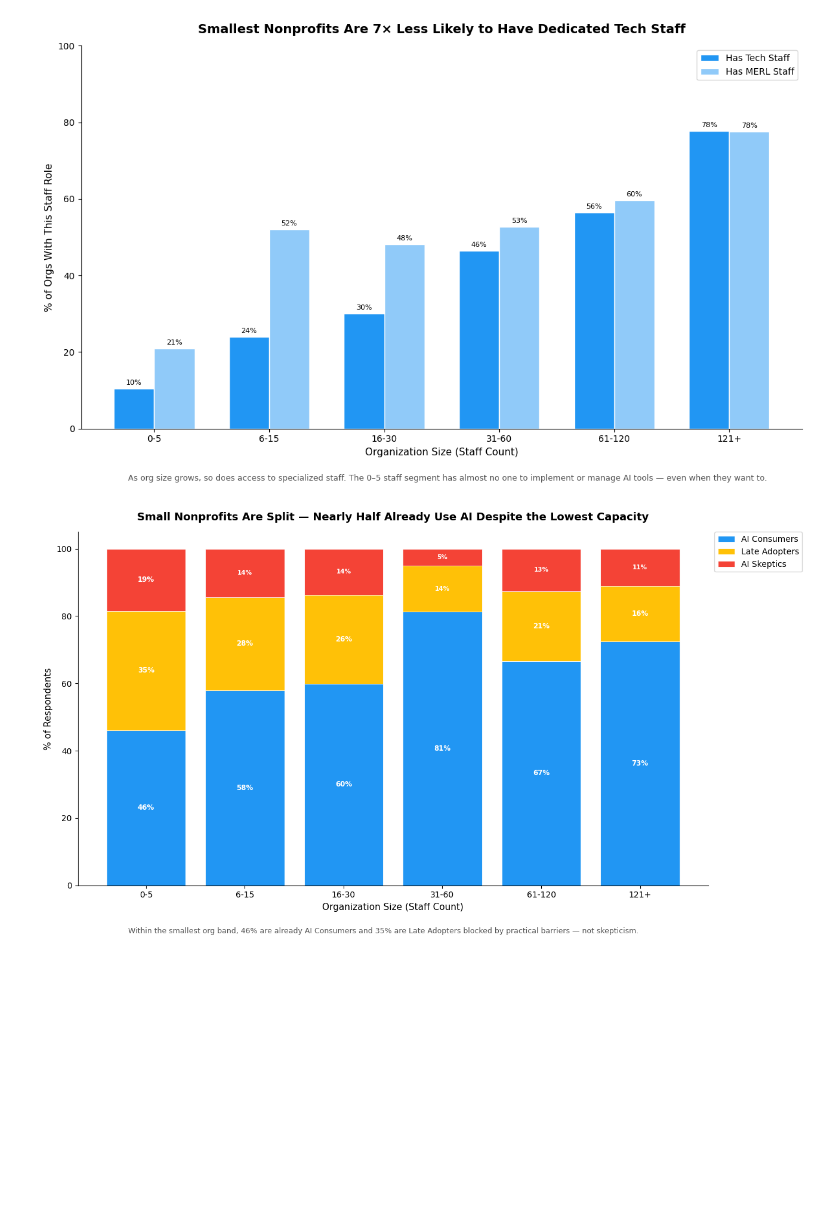
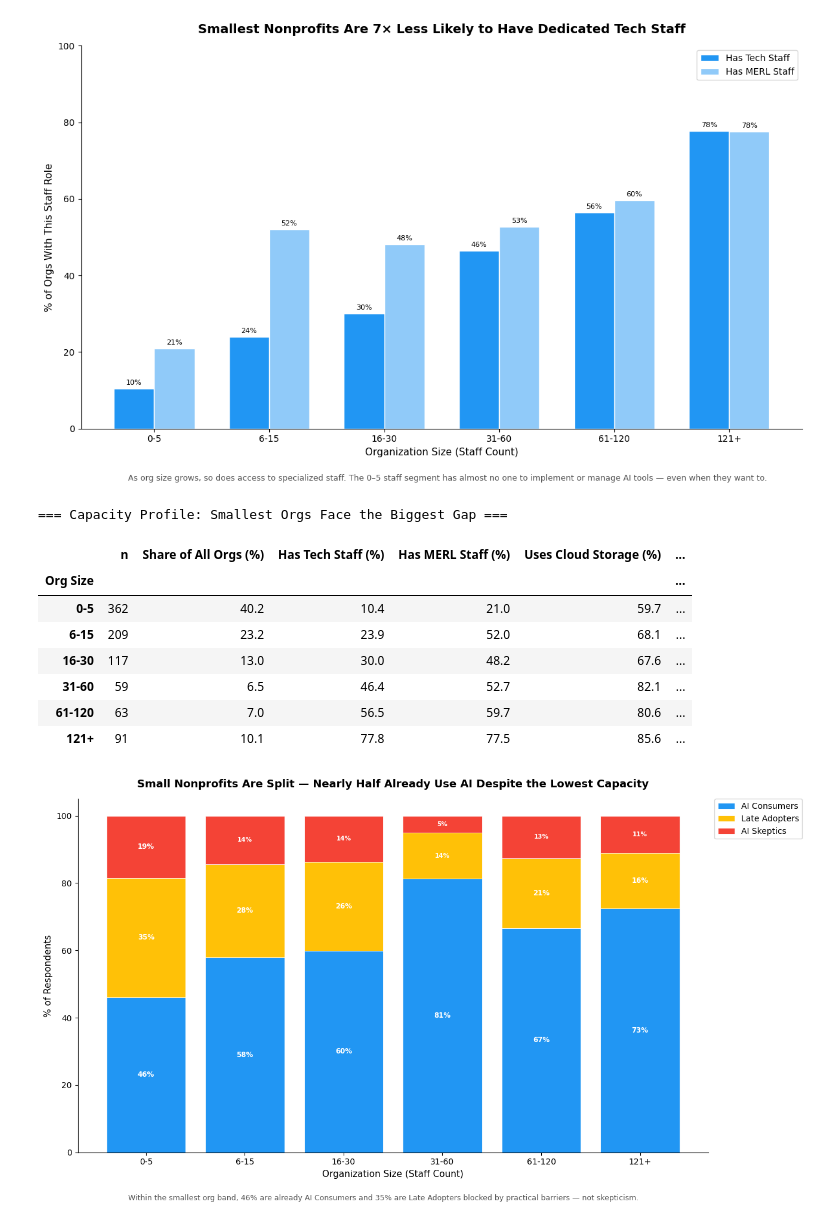
Before and after one commit to BoppingNoodles/SP26_Datathon, a Jupyter notebook: work/main.ipynb, the cells around one changed output. Saved outputs shown, nothing was run; the diff lists cells and outputs as text; code cells hidden in the pictures; blank space fills up the shorter version.

Commit message:
capacity profile table

```diff
--- a/work/main.ipynb
+++ b/work/main.ipynb
@@ -268,6 +268,45 @@ pyplot.tight_layout()
 pyplot.show()
 # %% [output]
 [figure]
+# %%
+# Capacity Profile Table: Who Has the Least Capacity to Personalize Donor Outreach?
+total_n = survey_df['org_size'].notna().sum()
+
+cap_profile = survey_df.groupby('org_size', observed=True).agg(
+    Count=('org_size', 'size'),
+    Tech_Staff=('tech_person', 'mean'),
+    MERL_Staff=('merl_person', 'mean'),
+    Cloud_Storage=('cloud_storage', 'mean'),
+    Data_Policy=('data_use_policy', 'mean'),
+    AI_Consumers=('cluster_label', lambda x: (x == 'AI Consumers').mean()),
+    Avg_AI_Comfort=('person_ai_comfort_raw', 'mean'),
+).reindex(ORG_SIZE_ORDER)
+
+cap_profile.insert(1, 'Share of All Orgs (%)', (cap_profile['Count'] / total_n * 100).round(1))
+for col in ['Tech_Staff', 'MERL_Staff', 'Cloud_Storage', 'Data_Policy', 'AI_Consumers']:
+    cap_profile[col] = (cap_profile[col] * 100).round(1)
+cap_profile['Avg_AI_Comfort'] = cap_profile['Avg_AI_Comfort'].round(1)
+
+cap_profile.columns = [
+    'n', 'Share of All Orgs (%)',
+    'Has Tech Staff (%)', 'Has MERL Staff (%)',
+    'Uses Cloud Storage (%)', 'Has Data Policy (%)',
+    'AI Consumers (%)', 'Avg AI Comfort (0–10)'
+]
+cap_profile.index.name = 'Org Size'
+
+print('=== Capacity Profile: Smallest Orgs Face the Biggest Gap ===')
+cap_profile
+# %% [output]
+=== Capacity Profile: Smallest Orgs Face the Biggest Gap ===
+|  | n | Share of All Orgs (%) | Has Tech Staff (%) | Has MERL Staff (%) | Uses Cloud Storage (%) | ... |
+| Org Size |  |  |  |  |  | ... |
+| 0-5 | 362 | 40.2 | 10.4 | 21.0 | 59.7 | ... |
+| 6-15 | 209 | 23.2 | 23.9 | 52.0 | 68.1 | ... |
+| 16-30 | 117 | 13.0 | 30.0 | 48.2 | 67.6 | ... |
+| 31-60 | 59 | 6.5 | 46.4 | 52.7 | 82.1 | ... |
+| 61-120 | 63 | 7.0 | 56.5 | 59.7 | 80.6 | ... |
+| 121+ | 91 | 10.1 | 77.8 | 77.5 | 85.6 | ... |
 # %%
 # Chart 2: Small Nonprofits Are Split — Nearly Half Already Use AI Despite Low Capacity
 survey_df['cluster_label'] = survey_df['cluster3'].map(CLUSTER_LABELS)
```
